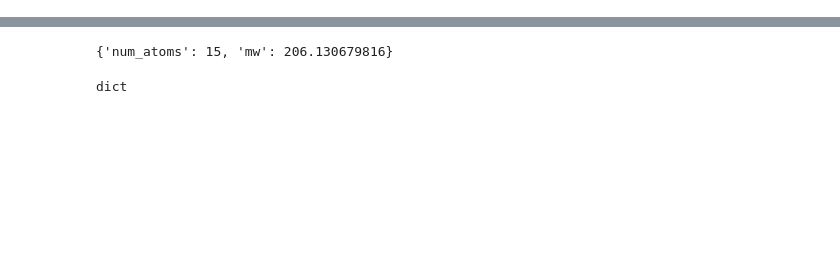
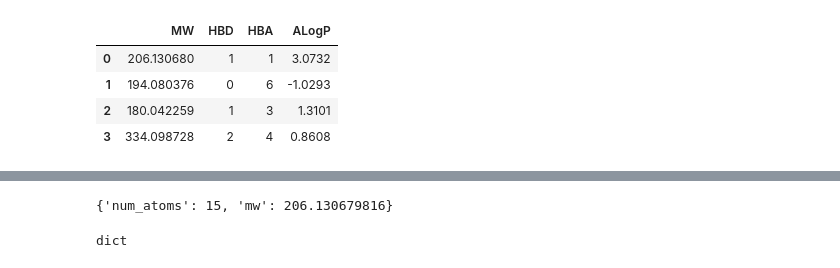
Before and after one commit to VonBoss/NMR_core, a Jupyter notebook: nmr_python_course/Day1_rdkit.ipynb, the cells around one changed output, grey strips where cells are left out. Saved outputs shown, nothing was run; the diff lists cells and outputs as text; code cells hidden in the pictures; blank space fills up the shorter version.

```diff
--- a/nmr_python_course/Day1_rdkit.ipynb
+++ b/nmr_python_course/Day1_rdkit.ipynb
@@ -75,0 +358,8 @@ ibprofen_properties = {}
+# %%
+df
+# %% [output]
+|  | MW | HBD | HBA | ALogP |
+| 0 | 206.130680 | 1 | 1 | 3.0732 |
+| 1 | 194.080376 | 0 | 6 | -1.0293 |
+| 2 | 180.042259 | 1 | 3 | 1.3101 |
+| 3 | 334.098728 | 2 | 4 | 0.8608 |
```
Also changed, not shown: parts of 63 cells of this notebook, 16 other files.
